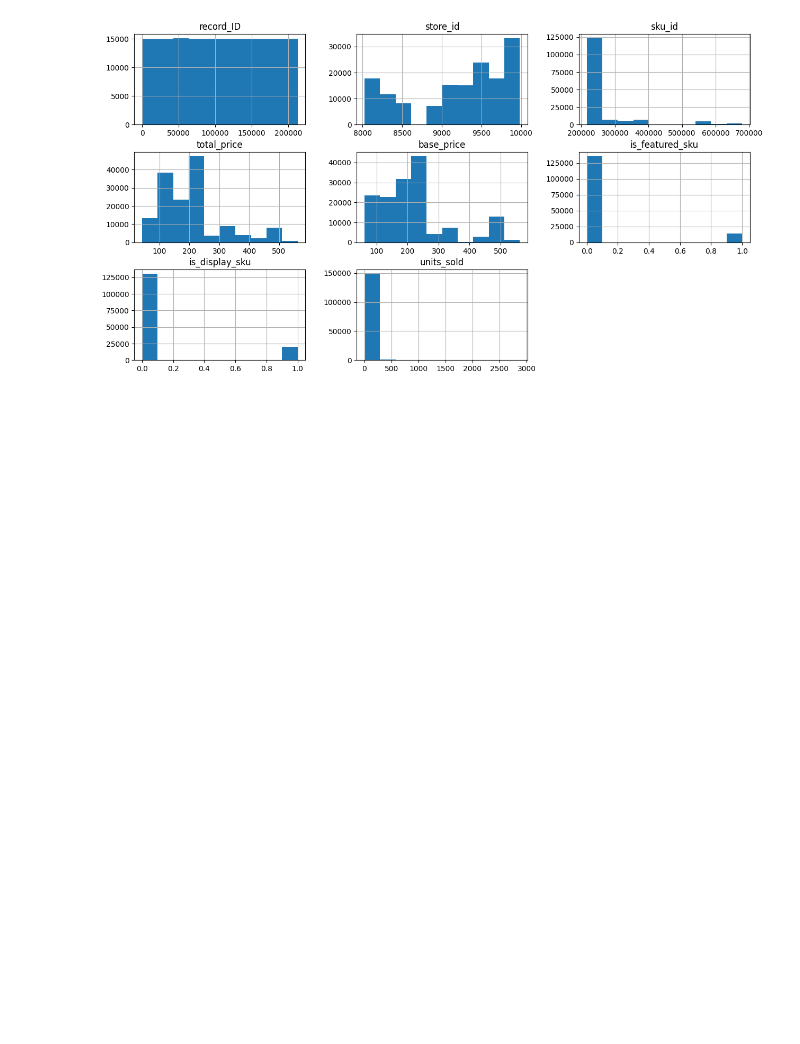
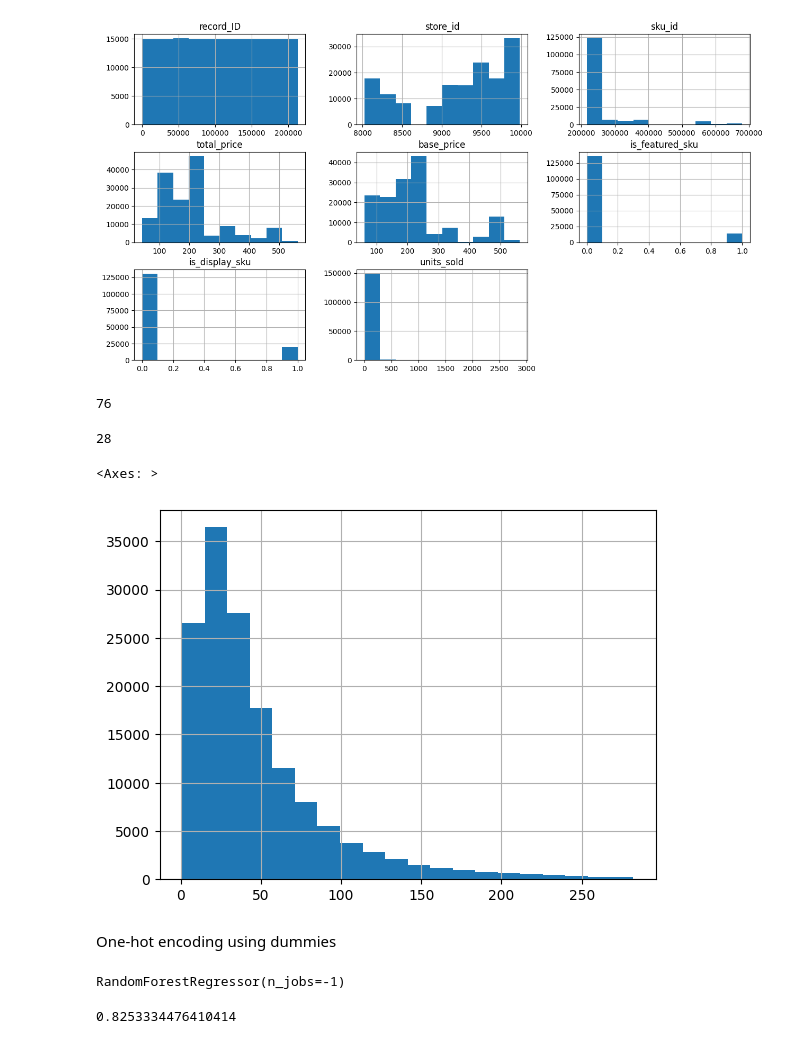
Before and after one commit to Jepleting/Demand_Forecasting, a Jupyter notebook: main.ipynb, the cells around one changed output. Cells and saved outputs as stored; diff of their text form; code cells hidden in the pictures; blank space fills up the shorter version.

Commit message:
Retrained model after one-hot encoding

```diff
--- a/main.ipynb
+++ b/main.ipynb
@@ -93,3 +93,22 @@ df.hist(figsize=(15,8))
 plt.show()
 # %% [output]
 [figure]
+# %%
+df = df.drop('record_ID', axis=1)
+# %%
+len(df.store_id.unique())
+# %% [output]
+76
+# %%
+len(df.sku_id.unique())
+# %% [output]
+28
+# %%
+df = df[df.units_sold < df.units_sold.quantile(0.99)]
+# %%
+df.units_sold.hist(bins=20)
+# %% [output]
+<Axes: >
+[figure, added]
+# %% [markdown]
+One-hot encoding using dummies
@@ -95,0 +123,8 @@ plt.show()
+# %%
+model.fit(X_train, Y_train)
+# %% [output]
+RandomForestRegressor(n_jobs=-1)
+# %%
+model.score(X_test, Y_test)
+# %% [output]
+0.8253334476410414
```
Also changed, not shown: parts of 9 cells of this notebook.
